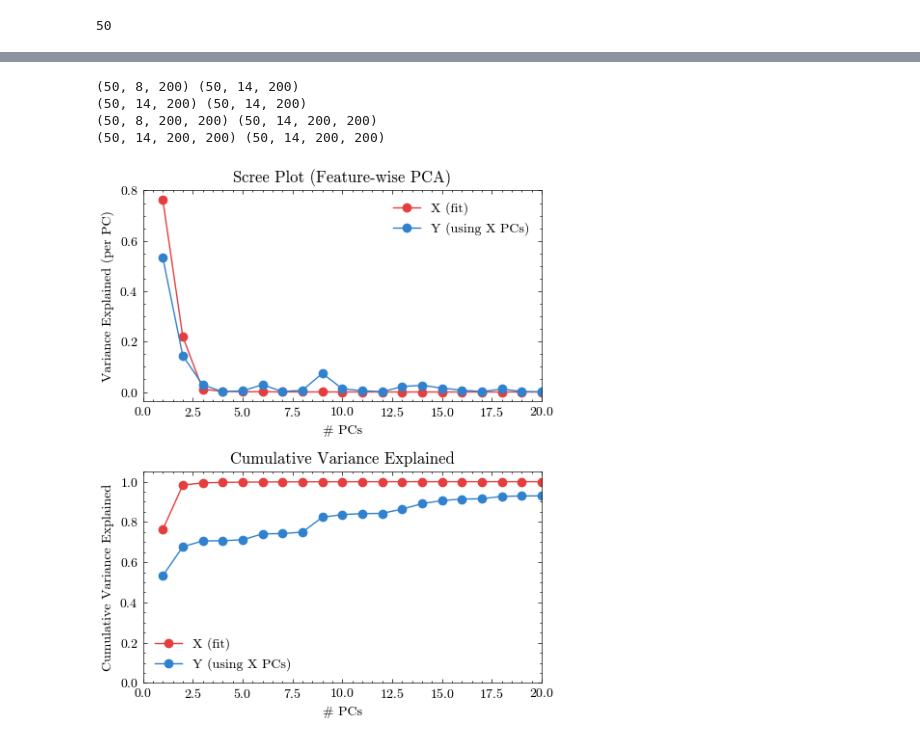
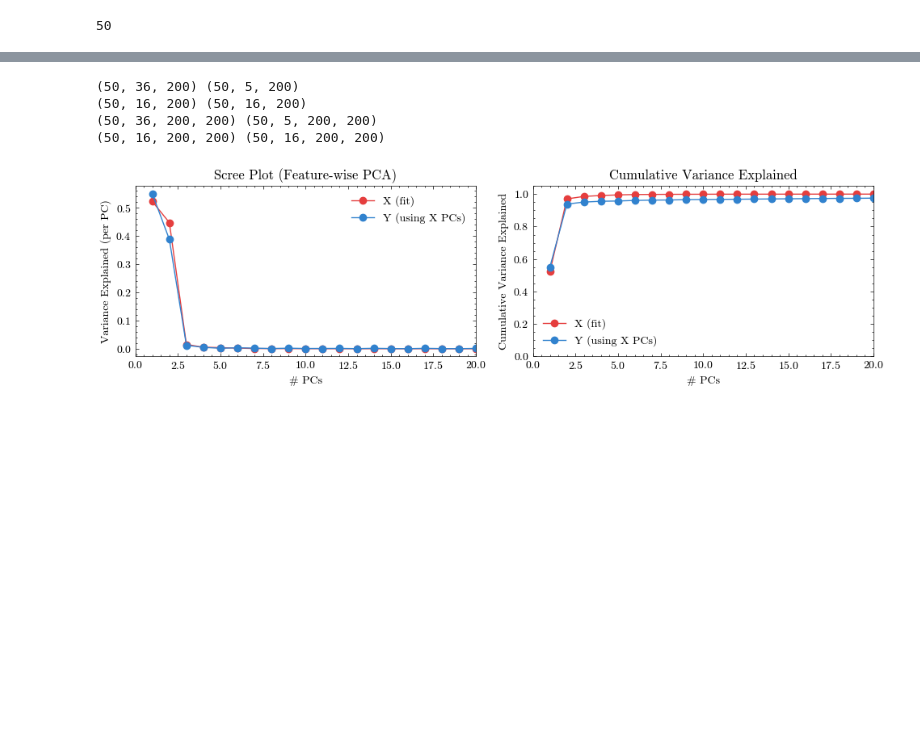
Before and after one commit to AllenInstitute/MultiTaskMPN, a Jupyter notebook: pretraining_analysis.ipynb, the cells around one changed output, grey strips where cells are left out. Cells and saved outputs as stored; diff of their text form; code cells hidden in the pictures; blank space fills up the shorter version.

```diff
--- a/pretraining_analysis.ipynb
+++ b/pretraining_analysis.ipynb
@@ -19,14 +22,14 @@ import clustering
 c_vals = ['#e53e3e', '#3182ce', '#38a169', '#805ad5','#dd6b20', '#319795', '#718096', '#d53f8c', '#d69e2e',] * 10
 # %%
 basepath = "./pretraining"
-stage1_name1 = "fdgo" # compare the stimulus period
+stage1_name1 = "fdanti" # compare the stimulus period
 stage1_name2 = "delaygo" # compare the response period
 final_name = "delayanti"
 
-seed = 998 # 432, 213, 884
+seed = 901
 N = 200
 withL2 = "+L2"
-batch_size = 64
+batch_size = 128
 
 checkname = f"{stage1_name1}_{stage1_name2}_seed{seed}_+hidden{N}+batch{batch_size}+stimulus{withL2}"
 
@@ -180,10 +183,10 @@ print(test_task_1_go.shape, test_task_final_go.shape)
 print(test_task_0_stim_m.shape, test_task_final_stim_m.shape)
 print(test_task_1_go_m.shape, test_task_final_go_m.shape)
 # %% [output]
-(50, 8, 200) (50, 14, 200)
-(50, 14, 200) (50, 14, 200)
-(50, 8, 200, 200) (50, 14, 200, 200)
-(50, 14, 200, 200) (50, 14, 200, 200)
+(50, 36, 200) (50, 5, 200)
+(50, 16, 200) (50, 16, 200)
+(50, 36, 200, 200) (50, 5, 200, 200)
+(50, 16, 200, 200) (50, 16, 200, 200)
 # %%
 def pca_cross_variance_featurewise(X, Y, n_components=None, plot=True, center_on="X",
                                    X_up=20, name="", datatype="hidden"):
@@ -195,12 +198,18 @@ def pca_cross_variance_featurewise(X, Y, n_components=None, plot=True, center_on
     if datatype == "hidden":
         X2d = X.reshape(-1, X.shape[-1])
         Y2d = Y.reshape(-1, Y.shape[-1])
-
     elif datatype == "modulation":
-        # Under the current design, the modulation matrix should be squared
+        # 2025-10-23: under the current design, the modulation matrix should be squared
         assert X.shape[-1] == X.shape[-2]
         X2d = X.reshape(-1, X.shape[-1] * X.shape[-2])
         Y2d = Y.reshape(-1, Y.shape[-1] * Y.shape[-2])
+    elif datatype == "modulation_post":
+        assert X.shape[-1] == X.shape[-2]
+        X2d = X.reshape(-1, X.shape[-1])
+        Y2d = Y.reshape(-1, Y.shape[-1])
+    elif datatype == "modulation_pre":
+        X2d = np.swapaxes(X, -1, -2).reshape(-1, X.shape[-2])
+        Y2d = np.swapaxes(Y, -1, -2).reshape(-1, Y.shape[-2])
     else:
         raise TypeError("datatype not valid")
 
@@ -231,7 +240,7 @@ def pca_cross_variance_featurewise(X, Y, n_components=None, plot=True, center_on
     if plot:
         xs = np.arange(1, len(evr_X) + 1)
         # Scree
-        fig, ax = plt.subplots(2,1,figsize=(5,3*2))
+        fig, ax = plt.subplots(1,2,figsize=(5*2,3))
         ax[0].plot(xs, evr_X, color=c_vals[0], marker='o', label='X (fit)')
         ax[0].plot(xs, evr_Y_using_X, color=c_vals[1], marker='o', label='Y (using X PCs)')
         ax[0].set_xlabel('# PCs'); ax[0].set_ylabel('Variance Explained (per PC)')
@@ -247,13 +256,13 @@ def pca_cross_variance_featurewise(X, Y, n_components=None, plot=True, center_on
         ax[1].set_ylim(0, 1.05)
         ax[1].legend()
         fig.tight_layout()
-        fig.savefig(f"./pretraining_analysis/{name}_pca.png")
+        fig.savefig(f"./pretraining_analysis/{name}_{datatype}_pca.png")
 
     return evr_X, cev_X, evr_Y_using_X, cev_Y_using_X, pca
 # %%
-evr_X, cev_X, evr_Yx, cev_Yx, pca = pca_cross_variance_featurewise(test_task_0_stim, test_task_final_stim,
+_, cev_X_h_stim, _, cev_Yx_h_stim, pca = pca_cross_variance_featurewise(test_task_0_stim, test_task_final_stim,
                                                                    n_components=N, plot=True, center_on="X",
                                                                    X_up=20, name=f"{checkname}_stimulus", datatype="hidden")
 # %% [output]
-[figure, old version]
+[figure, new version]
 # %%
```
Also changed, not shown: parts of 13 cells of this notebook, 4 other files.
